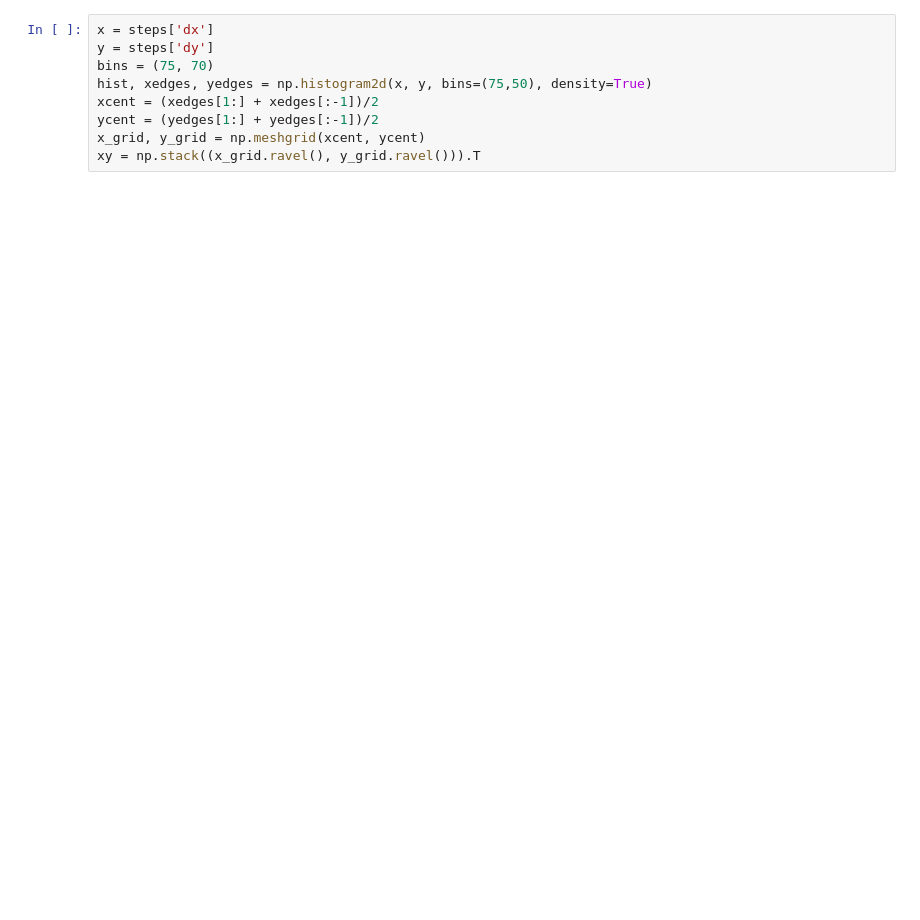
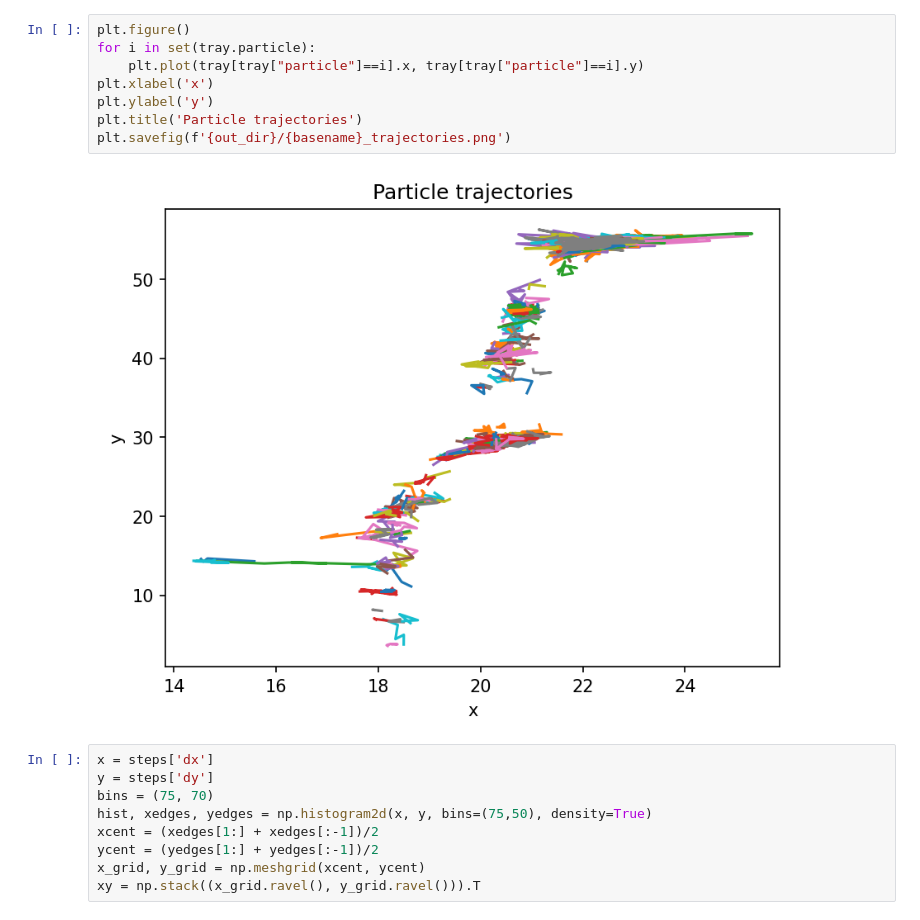
Before and after one commit to ajasja/walker_tracker, a Jupyter notebook: 01-fit-one-trajectory_2d_gaussian_fit.ipynb, the cells around one changed output. Drawn from its saved outputs; the diff is of its cells as text; blank space fills up the shorter version.

```diff
--- a/01-fit-one-trajectory_2d_gaussian_fit.ipynb
+++ b/01-fit-one-trajectory_2d_gaussian_fit.ipynb
@@ -178,3 +162,13 @@ dtype: float32
+# %%
+plt.figure()
+for i in set(tray.particle):
+    plt.plot(tray[tray["particle"]==i].x, tray[tray["particle"]==i].y)
+plt.xlabel('x')
+plt.ylabel('y')
+plt.title('Particle trajectories')
+plt.savefig(f'{out_dir}/{basename}_trajectories.png')
+# %% [output]
+[figure, added]
 # %%
 x = steps['dx']
 y = steps['dy']
```
Also changed, not shown: parts of 16 cells of this notebook, 4 other files.
